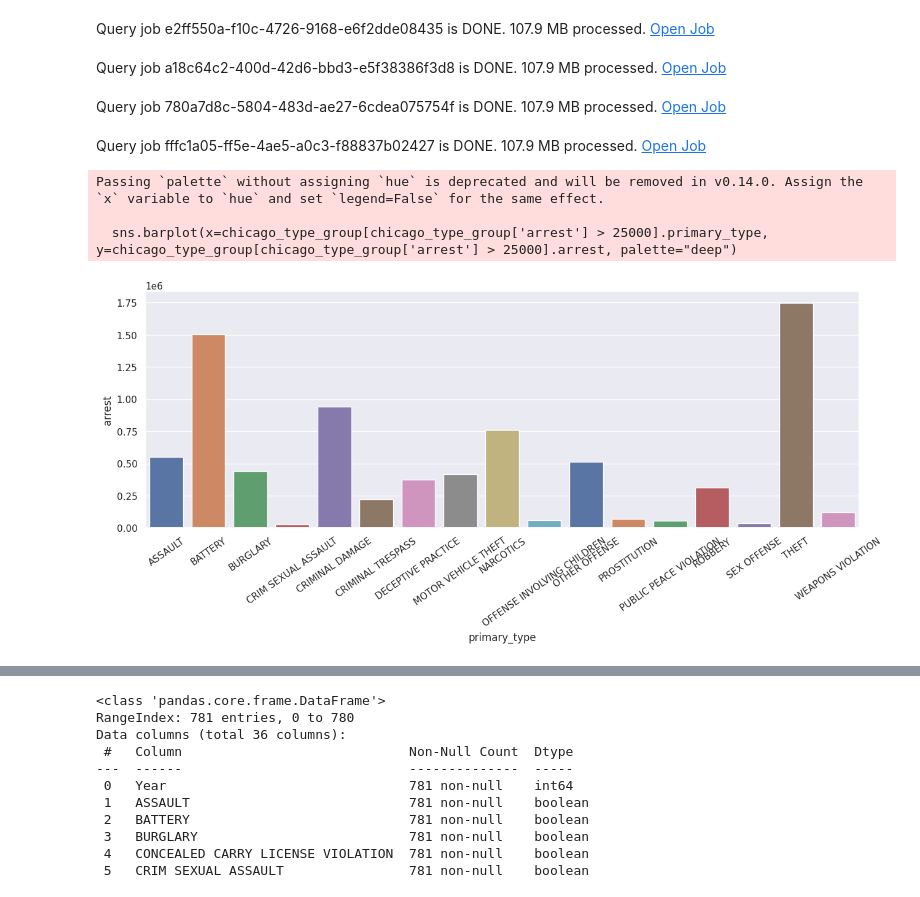
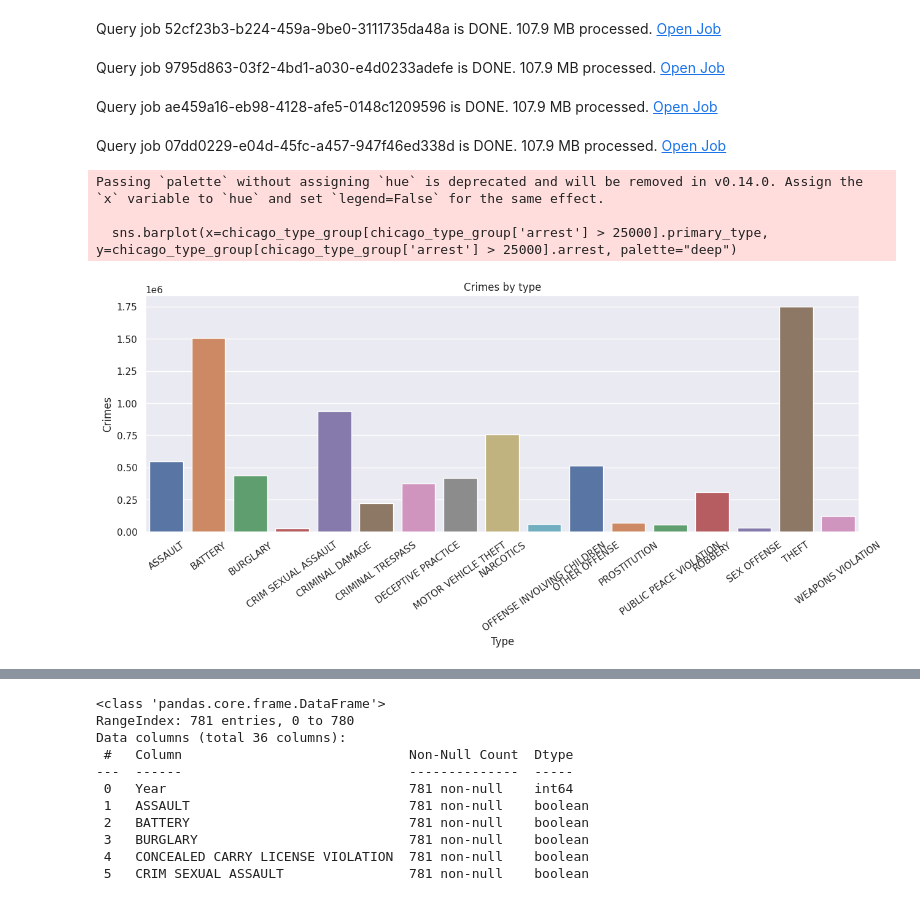
Before and after one commit to R0go/GCP_test_project, a Jupyter notebook: my_GCP_project.ipynb, the cells around one changed output, grey strips where cells are left out. Drawn from its saved outputs; the diff is of its cells as text; code cells hidden in the pictures.

```diff
--- a/my_GCP_project.ipynb
+++ b/my_GCP_project.ipynb
@@ -229,16 +245,18 @@ Name: primary_type, dtype: string
 # %%
 chicago_type_group = chicago_df[['primary_type', 'arrest']].groupby(['primary_type']).count().reset_index()
 plt.figure(figsize=(15,5))
 sns.barplot(x=chicago_type_group[chicago_type_group['arrest'] > 25000].primary_type, y=chicago_type_group[chicago_type_group['arrest'] > 25000].arrest, palette="deep")
-
+plt.title('Crimes by type')
+plt.xlabel('Type')
+plt.ylabel('Crimes')
 plt.xticks(rotation = 35)
 plt.show()
 # %% [output]
-Query job e2ff550a-f10c-4726-9168-e6f2dde08435 is DONE. 107.9 MB processed. Open Job
+Query job 52cf23b3-b224-459a-9be0-3111735da48a is DONE. 107.9 MB processed. Open Job
-Query job a18c64c2-400d-42d6-bbd3-e5f38386f3d8 is DONE. 107.9 MB processed. Open Job
+Query job 9795d863-03f2-4bd1-a030-e4d0233adefe is DONE. 107.9 MB processed. Open Job
-Query job 780a7d8c-5804-483d-ae27-6cdea075754f is DONE. 107.9 MB processed. Open Job
+Query job ae459a16-eb98-4128-afe5-0148c1209596 is DONE. 107.9 MB processed. Open Job
-Query job fffc1a05-ff5e-4ae5-a0c3-f88837b02427 is DONE. 107.9 MB processed. Open Job
+Query job 07dd0229-e04d-45fc-a457-947f46ed338d is DONE. 107.9 MB processed. Open Job
 Passing `palette` without assigning `hue` is deprecated and will be removed in v0.14.0. Assign the `x` variable to `hue` and set `legend=False` for the same effect.
 
   sns.barplot(x=chicago_type_group[chicago_type_group['arrest'] > 25000].primary_type, y=chicago_type_group[chicago_type_group['arrest'] > 25000].arrest, palette="deep")
-[figure, old version]
+[figure, new version]
```
Also changed, not shown: parts of 22 cells of this notebook.
